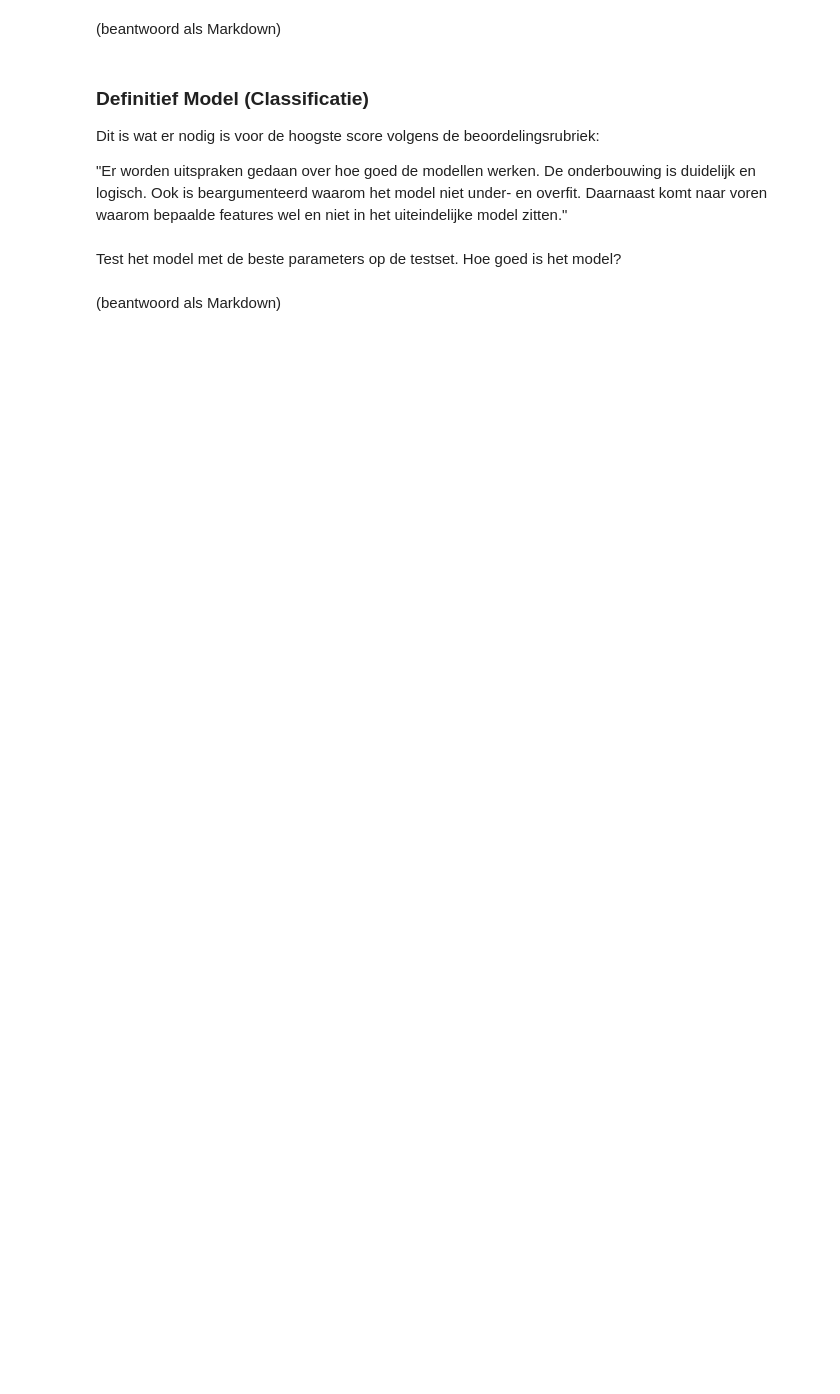
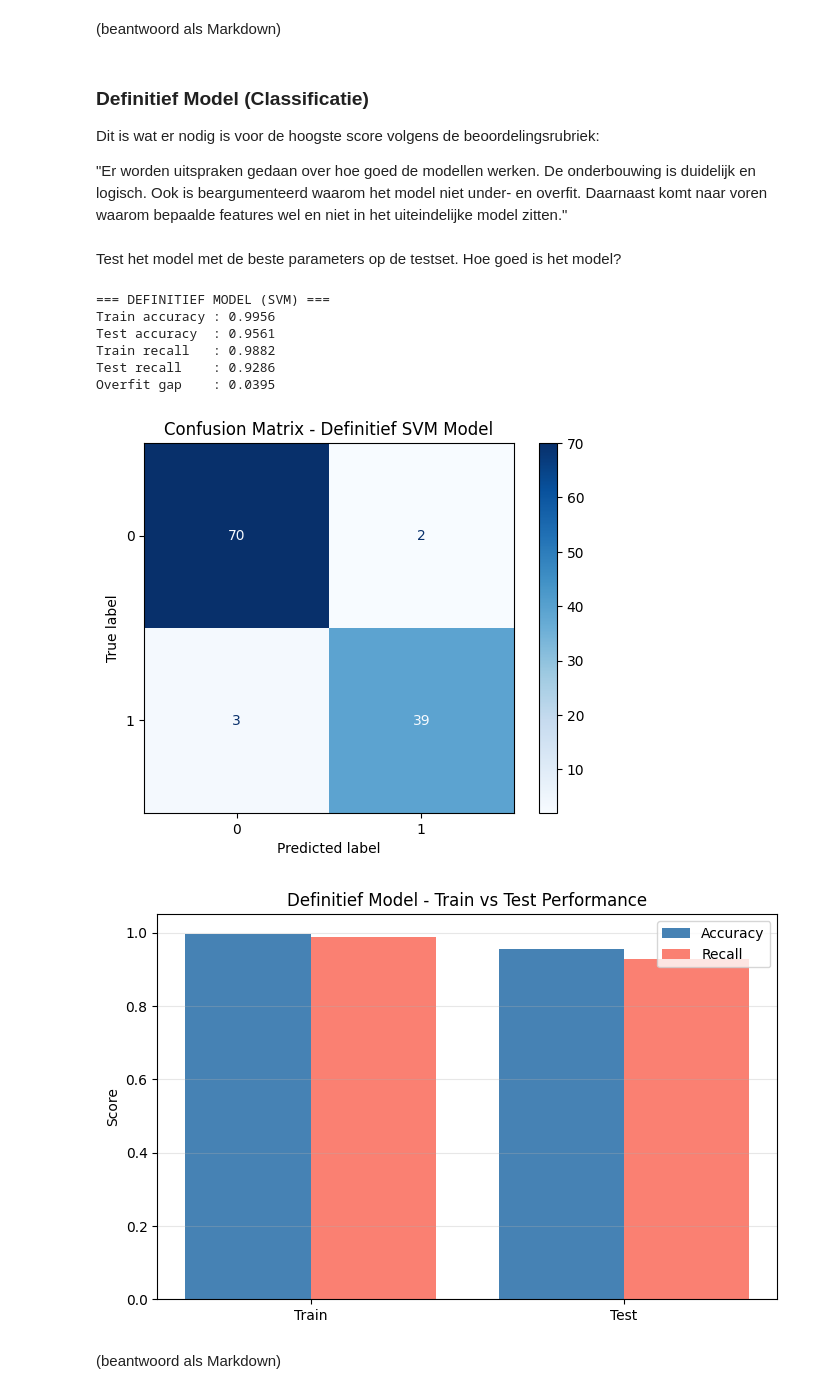
Before and after one commit to Nethamine/OP_2_Data_Mining, a Jupyter notebook: Data Mining - Opdracht 2 (Parameters & Prestatiemetrics).ipynb, the cells around one changed output. Saved outputs shown, nothing was run; the diff lists cells and outputs as text; code cells hidden in the pictures; blank space fills up the shorter version.

```diff
--- a/Data Mining - Opdracht 2 (Parameters & Prestatiemetrics).ipynb
+++ b/Data Mining - Opdracht 2 (Parameters & Prestatiemetrics).ipynb
@@ -1061,6 +1337,76 @@ Dit is wat er nodig is voor de hoogste score volgens de beoordelingsrubriek:
 # %% [markdown]
 Test het model met de beste parameters op de testset. Hoe goed is het model?
 # %%
-(beantwoord als code)
+from sklearn.metrics import accuracy_score, recall_score, confusion_matrix, ConfusionMatrixDisplay
+import matplotlib.pyplot as plt
+
+# =========================
+# BEST MODEL
+# =========================
+best_model = random_search.best_estimator_
+
+best_model.fit(X_train_sc, y_train)
+
+y_train_pred = best_model.predict(X_train_sc)
+y_test_pred  = best_model.predict(X_test_sc)
+
+# =========================
+# METRICS
+# =========================
+train_acc = accuracy_score(y_train, y_train_pred)
+test_acc  = accuracy_score(y_test, y_test_pred)
+
+train_recall = recall_score(y_train, y_train_pred)
+test_recall  = recall_score(y_test, y_test_pred)
+
+print("=== DEFINITIEF MODEL (SVM) ===")
+print(f"Train accuracy : {train_acc:.4f}")
+print(f"Test accuracy  : {test_acc:.4f}")
+print(f"Train recall   : {train_recall:.4f}")
+print(f"Test recall    : {test_recall:.4f}")
+print(f"Overfit gap    : {train_acc - test_acc:.4f}")
+
+# =========================
+# CONFUSION MATRIX
+# =========================
+cm = confusion_matrix(y_test, y_test_pred)
+
+disp = ConfusionMatrixDisplay(confusion_matrix=cm)
+disp.plot(cmap="Blues")
+
+plt.title("Confusion Matrix - Definitief SVM Model")
+plt.show()
+
+# =========================
+# VISUALISATIE: TRAIN vs TEST
+# =========================
+labels = ["Train", "Test"]
+accuracy_vals = [train_acc, test_acc]
+recall_vals = [train_recall, test_recall]
+
+x = range(len(labels))
+
+plt.figure(figsize=(8,5))
+
+plt.bar(x, accuracy_vals, width=0.4, label="Accuracy", color="steelblue")
+plt.bar([i + 0.4 for i in x], recall_vals, width=0.4, label="Recall", color="salmon")
+
+plt.xticks([i + 0.2 for i in x], labels)
+plt.ylim(0, 1.05)
+plt.title("Definitief Model - Train vs Test Performance")
+plt.ylabel("Score")
+plt.legend()
+plt.grid(alpha=0.3, axis="y")
+
+plt.show()
+# %% [output]
+=== DEFINITIEF MODEL (SVM) ===
+Train accuracy : 0.9956
+Test accuracy  : 0.9561
+Train recall   : 0.9882
+Test recall    : 0.9286
+Overfit gap    : 0.0395
+[figure, added]
+[figure, added]
 # %% [markdown]
 (beantwoord als Markdown)
```
Also changed, not shown: parts of 3 cells of this notebook.
